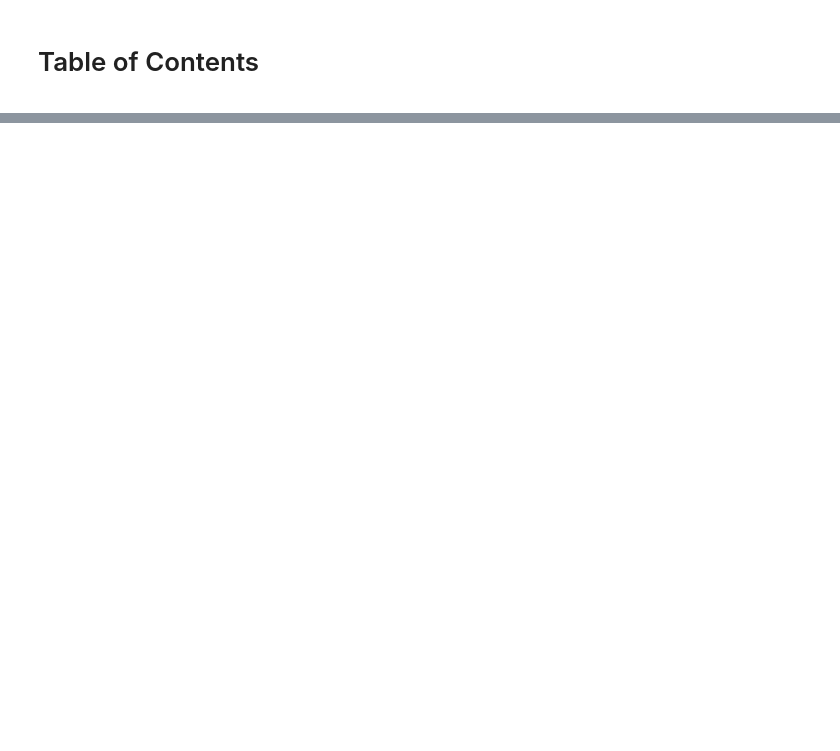
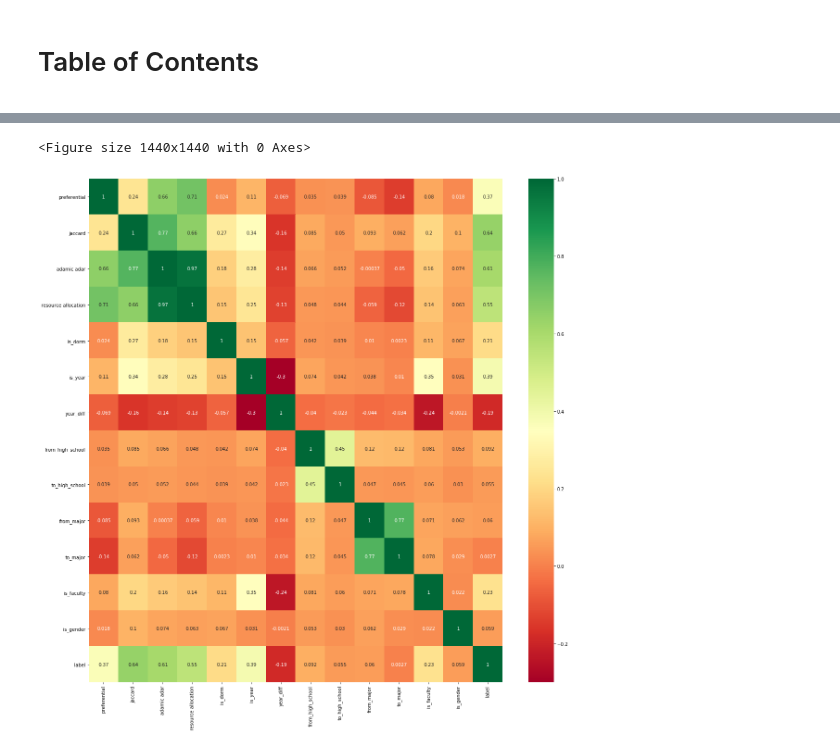
Before and after one commit to timpostuvan/link-prediction-facebook100, a Jupyter notebook: Feature Analysis.ipynb, the cells around one changed output, grey strips where cells are left out. Cells and saved outputs as stored; diff of their text form; code cells hidden in the pictures; blank space fills up the shorter version.

```diff
--- a/Feature Analysis.ipynb
+++ b/Feature Analysis.ipynb
@@ -246,0 +77,3 @@ COEFF: [[-1.23535957e-05  1.67781281e-01  1.88488708e-02 -2.51086101e-04
+# %%
+top_df = get_data('.data',sep='\t')
+top_df.info()
@@ -246,0 +244,13 @@ COEFF: [[-1.23535957e-05  1.67781281e-01  1.88488708e-02 -2.51086101e-04
+# %%
+import seaborn as sns
+X = top_df.iloc[:,:-1]  #independent columns
+y = top_df.iloc[:,-1]    #target column i.e price range
+#get correlations of each features in dataset
+corrmat = top_df.corr()
+top_corr_features = corrmat.index
+plt.figure(figsize=(20,20))
+#plot heat map
+g=sns.heatmap(top_df[top_corr_features].corr(),annot=True,cmap="RdYlGn")
+# %% [output]
+<Figure size 1440x1440 with 0 Axes>
+[figure, added]
```
Also changed, not shown: parts of 48 cells of this notebook, 2 other files.
